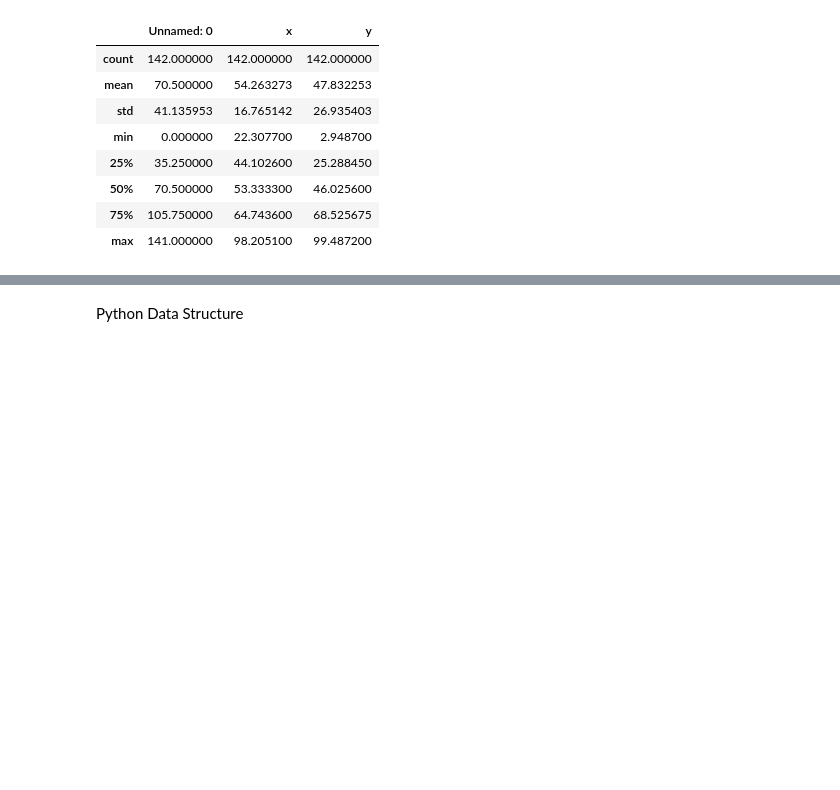
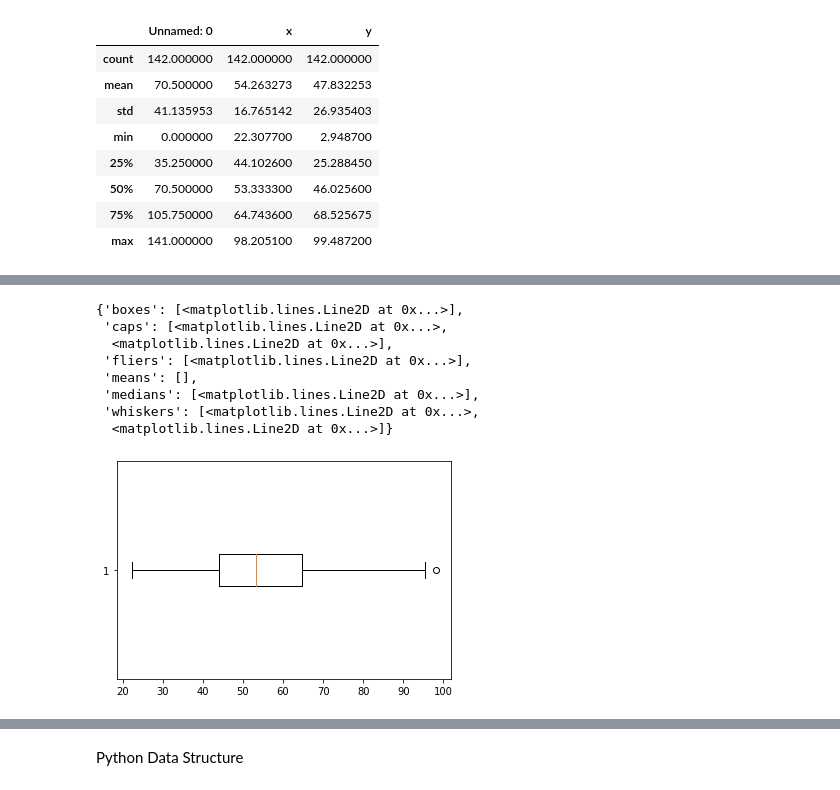
Before and after one commit to MMoltira/KKU_data_mining, a Jupyter notebook: Data101.ipynb, the cells around one changed output, grey strips where cells are left out. Saved outputs shown, nothing was run; the diff lists cells and outputs as text; code cells hidden in the pictures; blank space fills up the shorter version.

```diff
--- a/Data101.ipynb
+++ b/Data101.ipynb
@@ -19,3 +19,9 @@ Go to this URL in a browser: https://accounts.google.com/o/oauth2/auth?client_id
 Enter your authorization code:
 ··········
 Mounted at /content/drive
+# %%
+import os
+import pandas as pd
+base_path = '/content/drive/My Drive/DWDM_material'
+data = pd.read_csv(os.path.join(base_path,'test.csv'))
+data.head()
@@ -126,0 +154,12 @@ table1.describe()
+# %%
+plt.boxplot(data['x'],vert=False)
+# %% [output]
+{'boxes': [<matplotlib.lines.Line2D at 0x...>],
+ 'caps': [<matplotlib.lines.Line2D at 0x...>,
+  <matplotlib.lines.Line2D at 0x...>],
+ 'fliers': [<matplotlib.lines.Line2D at 0x...>],
+ 'means': [],
+ 'medians': [<matplotlib.lines.Line2D at 0x...>],
+ 'whiskers': [<matplotlib.lines.Line2D at 0x...>,
+  <matplotlib.lines.Line2D at 0x...>]}
+[figure, added]
```
Also changed, not shown: parts of 9 cells of this notebook.
